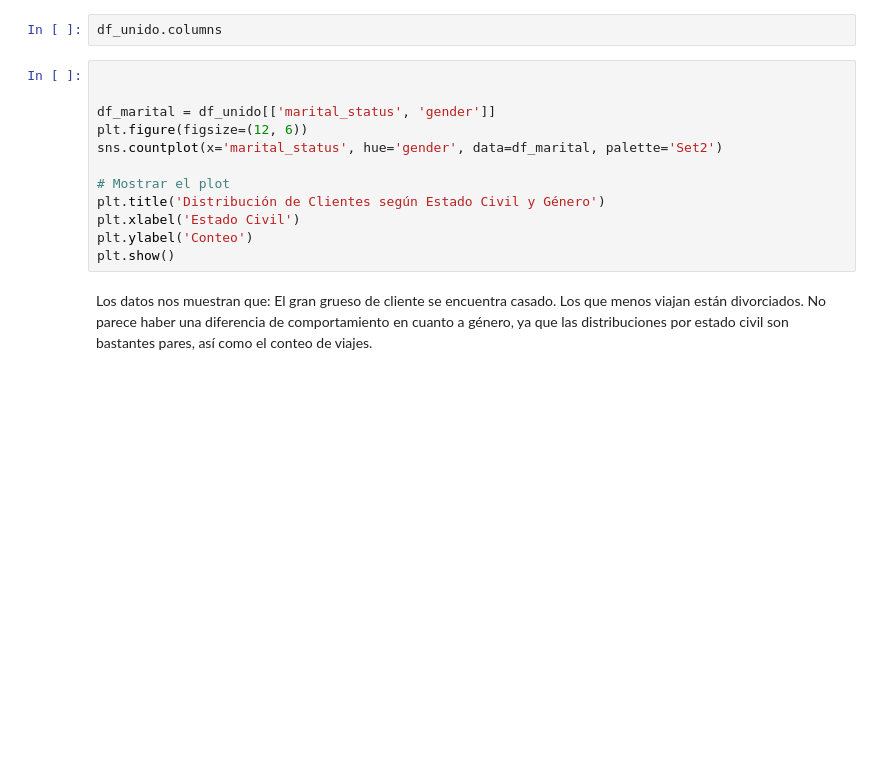
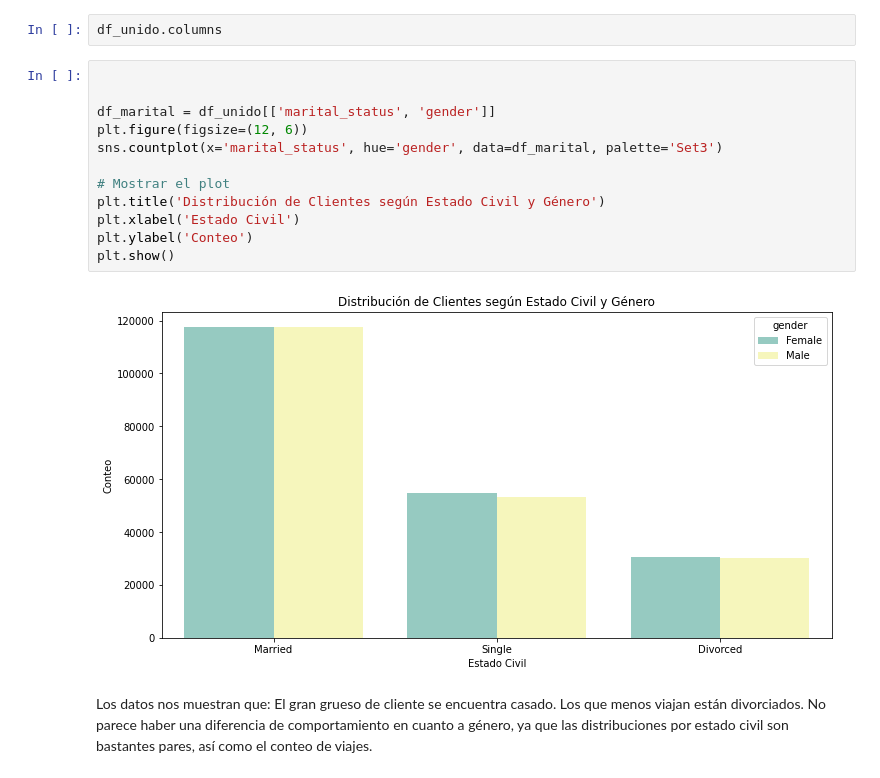
Before and after one commit to Adalab/promo-F-DA-modulo3-evaluacion-final-Belen, a Jupyter notebook: evaluacion_final.ipynb, the cells around one changed output. Drawn from its saved outputs; the diff is of its cells as text; blank space fills up the shorter version.

```diff
--- a/evaluacion_final.ipynb
+++ b/evaluacion_final.ipynb
@@ -384,15 +588,17 @@ df_unido.columns
 # %%
 
 
 df_marital = df_unido[['marital_status', 'gender']]
 plt.figure(figsize=(12, 6))
-sns.countplot(x='marital_status', hue='gender', data=df_marital, palette='Set2')
+sns.countplot(x='marital_status', hue='gender', data=df_marital, palette='Set3')
 
 # Mostrar el plot
 plt.title('Distribución de Clientes según Estado Civil y Género')
 plt.xlabel('Estado Civil')
 plt.ylabel('Conteo')
 plt.show()
+# %% [output]
+[figure, added]
 # %% [markdown]
 Los datos nos muestran que:
 El gran grueso de cliente se encuentra casado.
```
Also changed, not shown: parts of 66 cells of this notebook, 1 other file.
